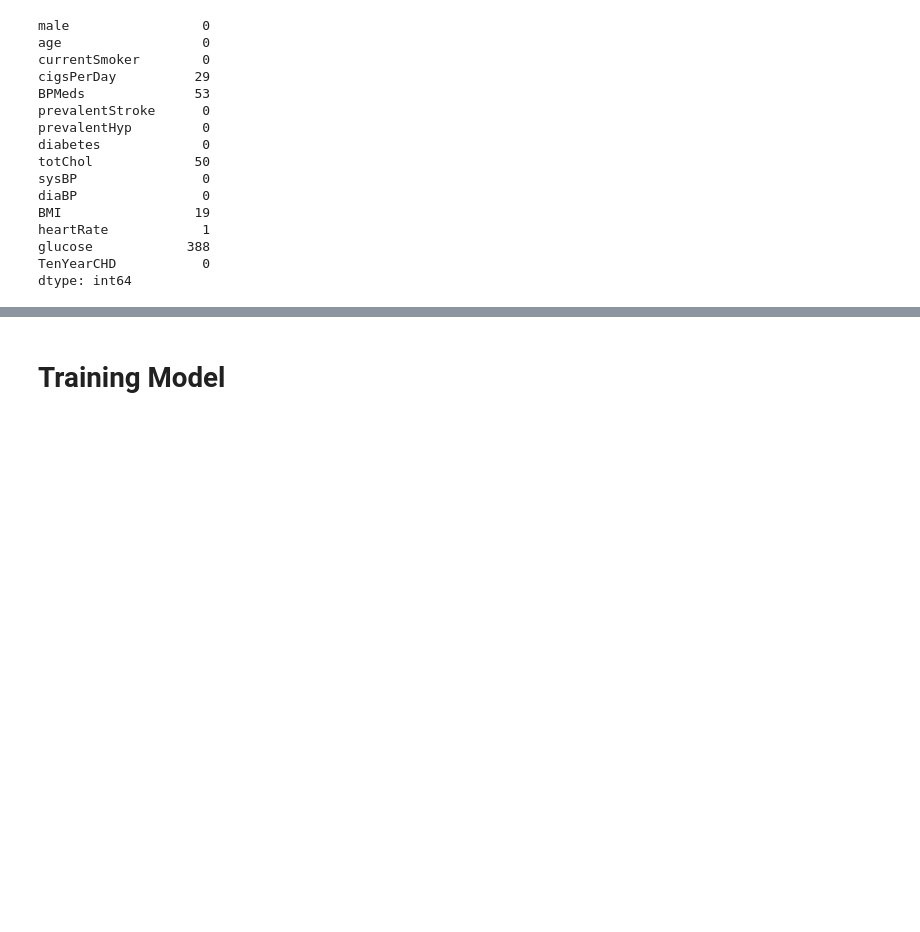
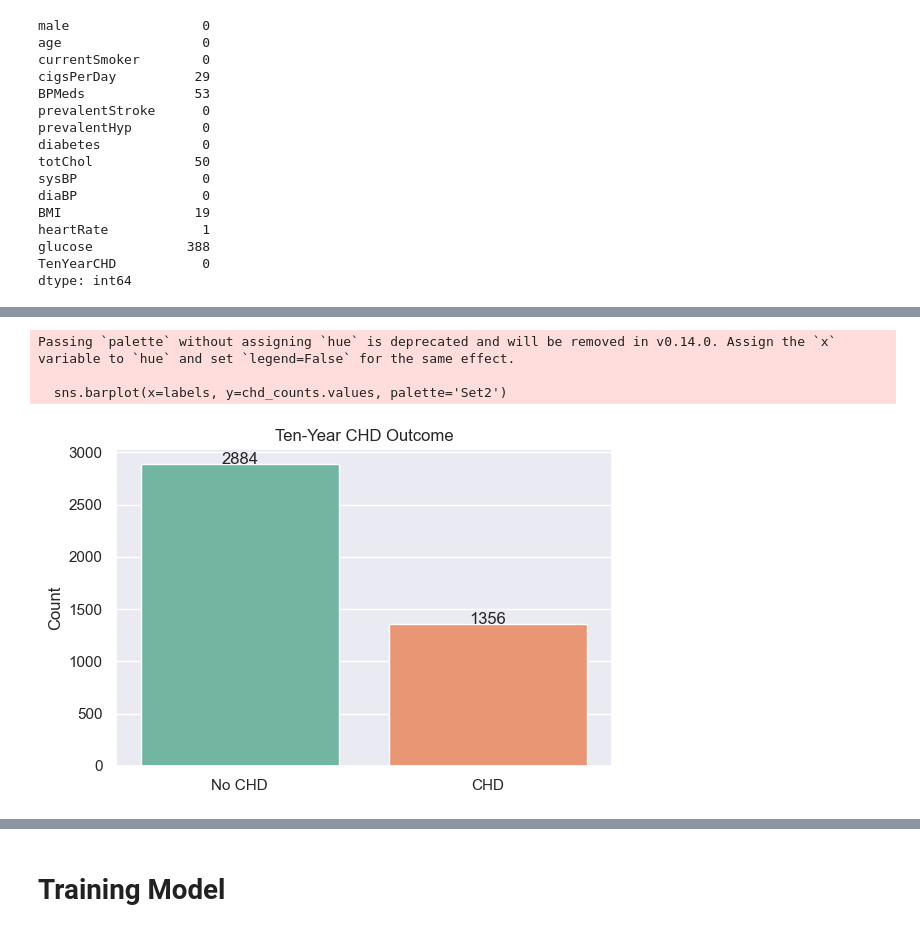
Before and after one commit to quangminh0604/CS114_Project, a Jupyter notebook: Project_CS114.ipynb, the cells around one changed output, grey strips where cells are left out. Drawn from its saved outputs; the diff is of its cells as text; code cells hidden in the pictures; blank space fills up the shorter version.

```diff
--- a/Project_CS114.ipynb
+++ b/Project_CS114.ipynb
@@ -102,0 +183,40 @@ df.dropna(axis = 0, inplace = True)
+# %%
+import pandas as pd
+import numpy as np
+
+# Tạo bản sao dữ liệu để không ảnh hưởng dữ liệu gốc
+df_plot = df.copy()
+
+# Tổng số dòng
+n = len(df_plot)
+
+# Tạo cột giả TenYearCHD với tỷ lệ gần cân bằng (vd: 68% No, 32% Yes)
+n_chd = int(n * 0.32)
+n_no_chd = n - n_chd
+
+# Shuffle để phân phối ngẫu nhiên
+fake_chd = [1] * n_chd + [0] * n_no_chd
+np.random.shuffle(fake_chd)
+
+# Gán lại vào cột (tạm thời)
+df_plot['TenYearCHD'] = fake_chd
+
+# Plot lại biểu đồ mới
+plt.figure(figsize=(6, 4))
+chd_counts = df_plot['TenYearCHD'].value_counts()
+labels = ['No CHD', 'CHD']
+sns.barplot(x=labels, y=chd_counts.values, palette='Set2')
+plt.title('Ten-Year CHD Outcome')
+plt.ylabel('Count')
+
+# Thêm số lượng lên cột
+for i, count in enumerate(chd_counts.values):
+    plt.text(i, count + 5, str(count), ha='center')
+
+plt.tight_layout()
+plt.show()
+# %% [output]
+Passing `palette` without assigning `hue` is deprecated and will be removed in v0.14.0. Assign the `x` variable to `hue` and set `legend=False` for the same effect.
+
+  sns.barplot(x=labels, y=chd_counts.values, palette='Set2')
+[figure, added]
```
Also changed, not shown: parts of 27 cells of this notebook, 4 other files.
